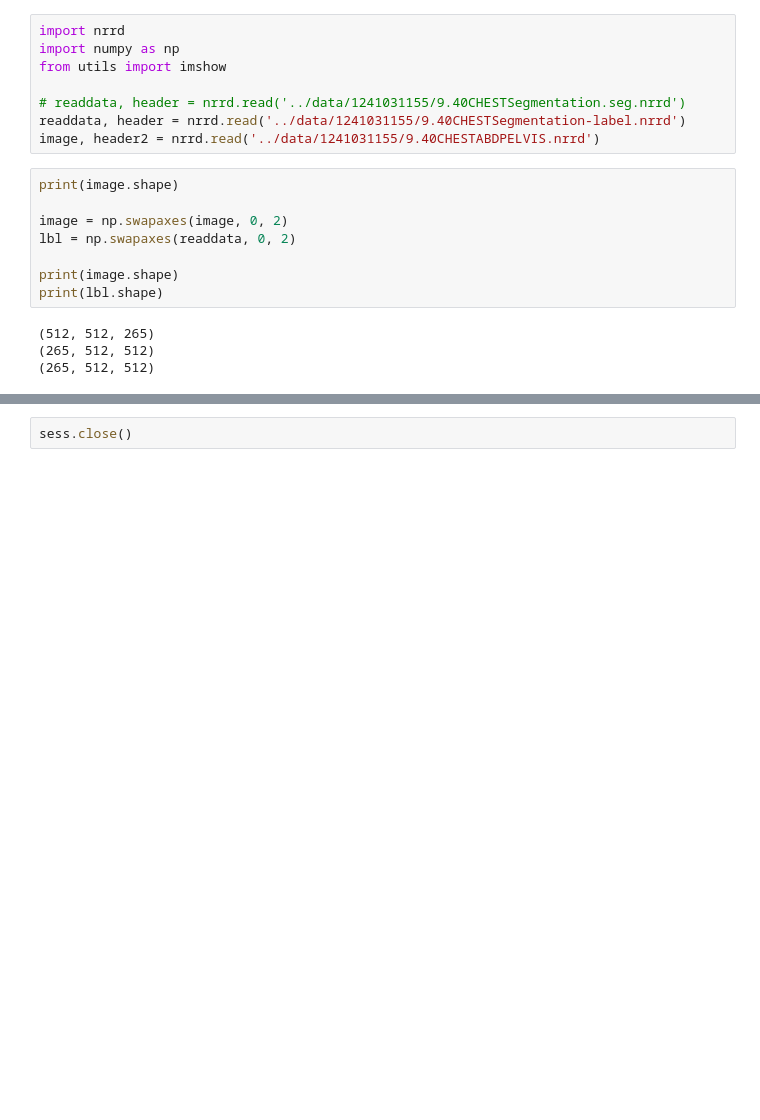
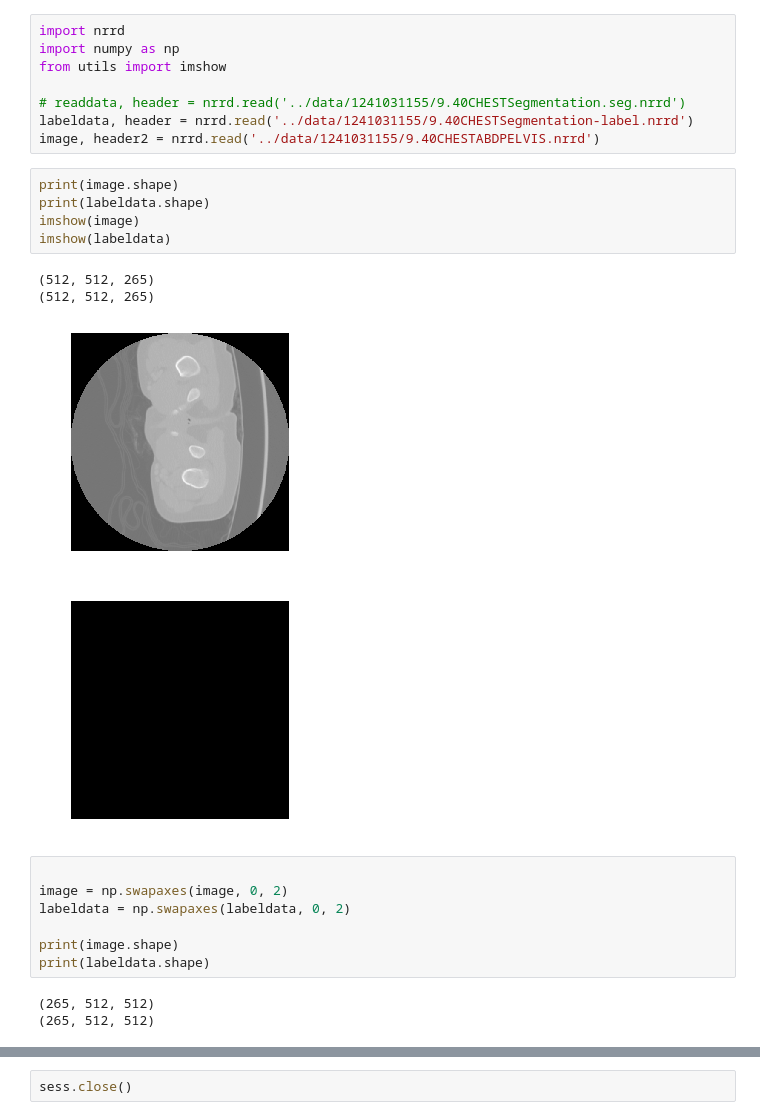
Before and after one commit to bpang97/dl_tutorial, a Jupyter notebook: code/neuroblastoma_test.ipynb, the cells around one changed output, grey strips where cells are left out. Drawn from its saved outputs; the diff is of its cells as text; blank space fills up the shorter version.

```diff
--- a/code/neuroblastoma_test.ipynb
+++ b/code/neuroblastoma_test.ipynb
@@ -4,17 +4,25 @@ import numpy as np
 from utils import imshow
 
 # readdata, header = nrrd.read('../data/1241031155/9.40CHESTSegmentation.seg.nrrd')
-readdata, header = nrrd.read('../data/1241031155/9.40CHESTSegmentation-label.nrrd')
+labeldata, header = nrrd.read('../data/1241031155/9.40CHESTSegmentation-label.nrrd')
 image, header2 = nrrd.read('../data/1241031155/9.40CHESTABDPELVIS.nrrd')
+# %%
+print(image.shape)
+print(labeldata.shape)
+imshow(image)
+imshow(labeldata)
+# %% [output]
+(512, 512, 265)
+(512, 512, 265)
+[figure, added]
+[figure, added]
 # %%
-print(image.shape)
 
 image = np.swapaxes(image, 0, 2)
-lbl = np.swapaxes(readdata, 0, 2)
+labeldata = np.swapaxes(labeldata, 0, 2)
 
 print(image.shape)
-print(lbl.shape)
+print(labeldata.shape)
 # %% [output]
-(512, 512, 265)
 (265, 512, 512)
 (265, 512, 512)
```
Also changed, not shown: parts of 8 cells of this notebook.
